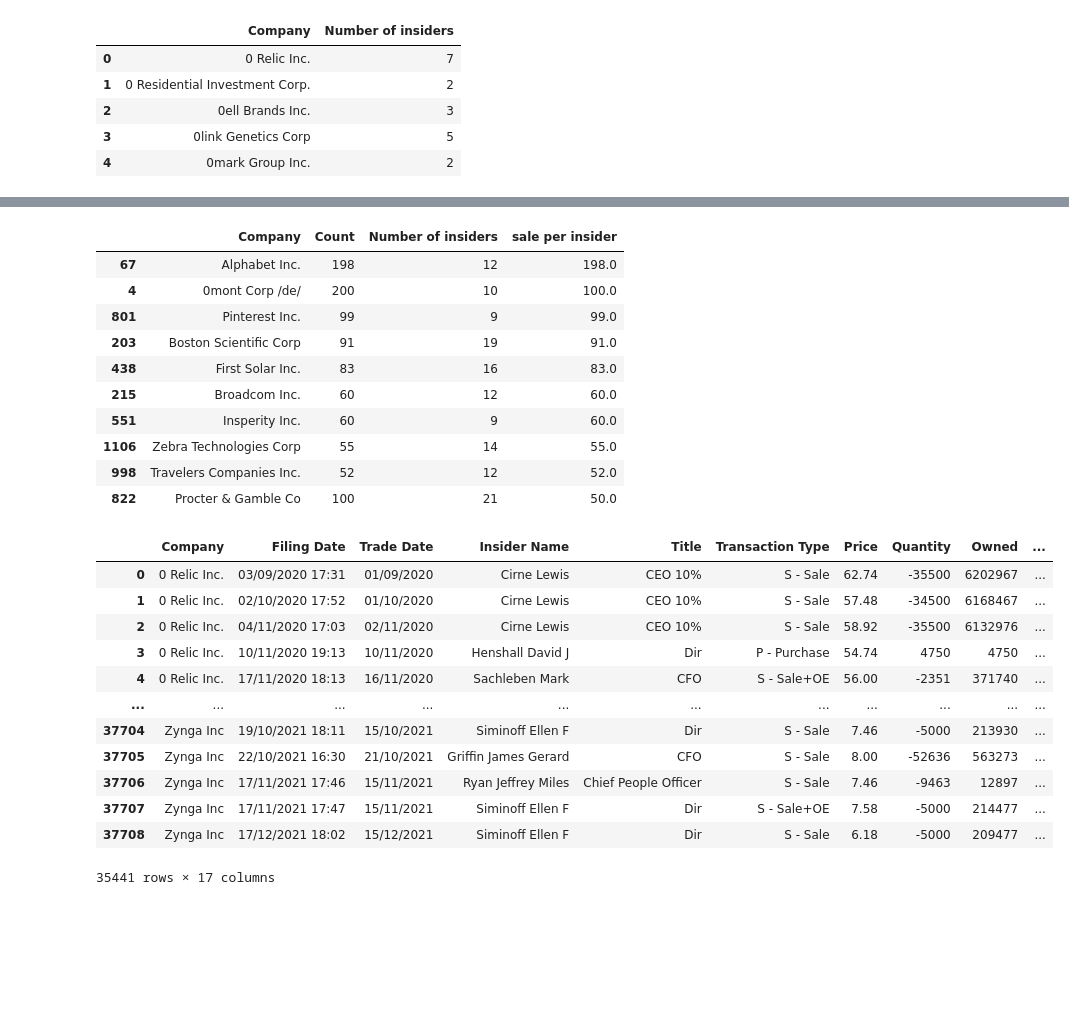
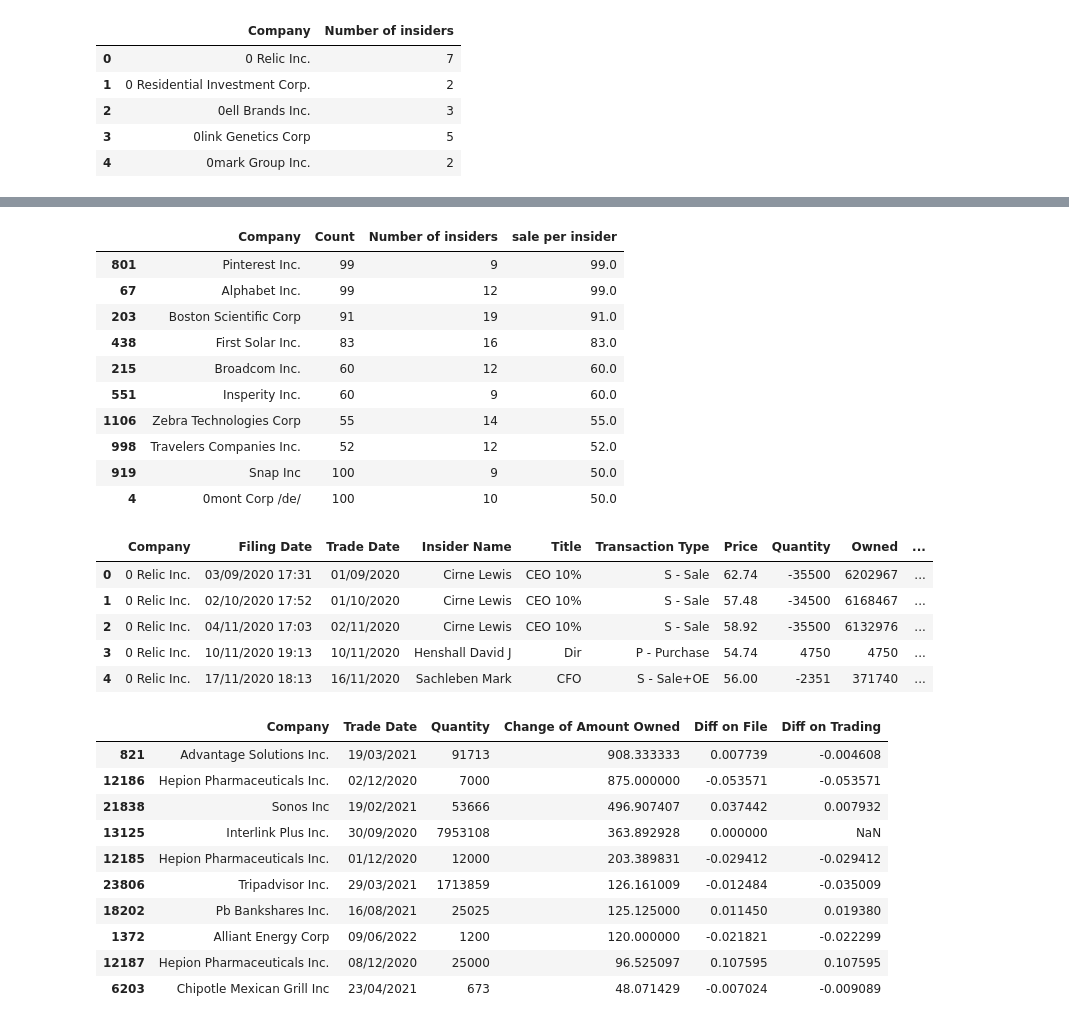
Before and after one commit to CassieCcL/Insider-trades, a Jupyter notebook: Insider-trades.ipynb, the cells around one changed output, grey strips where cells are left out. Cells and saved outputs as stored; diff of their text form; code cells hidden in the pictures; blank space fills up the shorter version.

```diff
--- a/Insider-trades.ipynb
+++ b/Insider-trades.ipynb
@@ -52,6 +65,7 @@ memory usage: 4.6+ MB
 # %%
 insider_df.drop("Change of Amount Owned", axis=1, inplace=True)
 # %%
-insider_df["Change of Amount Owned"] = insider_df["Quatity"]/(insider_df["Owned"]- insider_df["Quatity"])
+# insider_df["Change of Amount Owned"] = insider_df["Quantity"]/(insider_df["Owned"]- insider_df["Quantity"])
+insider_df["Change of Amount Owned"] = np.where((insider_df["Quantity"]-insider_df["Owned"]) != 0, insider_df["Quantity"]/(insider_df["Owned"]- insider_df["Quantity"]), np.nan)
 insider_df.head(10)
 # %% [output]
@@ -79,2 +82,0 @@ nine_df
-# %%
-insider_df["Change of Amount Owned"] = insider_df["Change of Amount Owned"].apply(np.int64)
@@ -306,16 +295,16 @@ sales_df = sales_df.sort_values(by="sale per insider", ascending=False)
 sales_df.head(10)
 # %% [output]
 |  | Company | Count | Number of insiders | sale per insider |
-| 67 | Alphabet Inc. | 198 | 12 | 198.0 |
-| 4 | 0mont Corp /de/ | 200 | 10 | 100.0 |
 | 801 | Pinterest Inc. | 99 | 9 | 99.0 |
+| 67 | Alphabet Inc. | 99 | 12 | 99.0 |
 | 203 | Boston Scientific Corp | 91 | 19 | 91.0 |
 | 438 | First Solar Inc. | 83 | 16 | 83.0 |
 | 215 | Broadcom Inc. | 60 | 12 | 60.0 |
 | 551 | Insperity Inc. | 60 | 9 | 60.0 |
 | 1106 | Zebra Technologies Corp | 55 | 14 | 55.0 |
 | 998 | Travelers Companies Inc. | 52 | 12 | 52.0 |
-| 822 | Procter & Gamble Co | 100 | 21 | 50.0 |
+| 919 | Snap Inc | 100 | 9 | 50.0 |
+| 4 | 0mont Corp /de/ | 100 | 10 | 50.0 |
 # %%
 # Impact insider tradings have on stock prices on trading days and file days
 file = (insider_df["Date Filed Close"] - insider_df["Date Filed Open"])/insider_df["Date Filed Open"]
@@ -330,19 +319,29 @@ trade = (insider_df["Date Traded Close"] - insider_df["Date Traded Open"])/insid
 insider_df["Diff on File"] =file
 insider_df["Diff on Trading"] = trade
 # %%
-insider_df
+insider_df.head()
 # %% [output]
 |  | Company | Filing Date | Trade Date | Insider Name | Title | Transaction Type | Price | Quantity | Owned | ... |
 | 0 | 0 Relic Inc. | 03/09/2020 17:31 | 01/09/2020 | Cirne Lewis | CEO 10% | S - Sale | 62.74 | -35500 | 6202967 | ... |
 | 1 | 0 Relic Inc. | 02/10/2020 17:52 | 01/10/2020 | Cirne Lewis | CEO 10% | S - Sale | 57.48 | -34500 | 6168467 | ... |
 | 2 | 0 Relic Inc. | 04/11/2020 17:03 | 02/11/2020 | Cirne Lewis | CEO 10% | S - Sale | 58.92 | -35500 | 6132976 | ... |
 | 3 | 0 Relic Inc. | 10/11/2020 19:13 | 10/11/2020 | Henshall David J | Dir | P - Purchase | 54.74 | 4750 | 4750 | ... |
 | 4 | 0 Relic Inc. | 17/11/2020 18:13 | 16/11/2020 | Sachleben Mark | CFO | S - Sale+OE | 56.00 | -2351 | 371740 | ... |
-| ... | ... | ... | ... | ... | ... | ... | ... | ... | ... | ... |
-| 37704 | Zynga Inc | 19/10/2021 18:11 | 15/10/2021 | Siminoff Ellen F | Dir | S - Sale | 7.46 | -5000 | 213930 | ... |
-| 37705 | Zynga Inc | 22/10/2021 16:30 | 21/10/2021 | Griffin James Gerard | CFO | S - Sale | 8.00 | -52636 | 563273 | ... |
-| 37706 | Zynga Inc | 17/11/2021 17:46 | 15/11/2021 | Ryan Jeffrey Miles | Chief People Officer | S - Sale | 7.46 | -9463 | 12897 | ... |
-| 37707 | Zynga Inc | 17/11/2021 17:47 | 15/11/2021 | Siminoff Ellen F | Dir | S - Sale+OE | 7.58 | -5000 | 214477 | ... |
-| 37708 | Zynga Inc | 17/12/2021 18:02 | 15/12/2021 | Siminoff Ellen F | Dir | S - Sale | 6.18 | -5000 | 209477 | ... |
-35441 rows × 17 columns
+# %%
+# Total trading volume per day for each company
+trading_df = insider_df.groupby(["Company", "Trade Date"], as_index=False).aggregate({"Quantity": "sum", "Change of Amount Owned": "mean", "Diff on File": "max", "Diff on Trading": "max"})
+trading_df.sort_values(by="Change of Amount Owned", ascending = False, inplace=True)
+trading_df.head(10)
+# %% [output]
+|  | Company | Trade Date | Quantity | Change of Amount Owned | Diff on File | Diff on Trading |
+| 821 | Advantage Solutions Inc. | 19/03/2021 | 91713 | 908.333333 | 0.007739 | -0.004608 |
+| 12186 | Hepion Pharmaceuticals Inc. | 02/12/2020 | 7000 | 875.000000 | -0.053571 | -0.053571 |
+| 21838 | Sonos Inc | 19/02/2021 | 53666 | 496.907407 | 0.037442 | 0.007932 |
+| 13125 | Interlink Plus Inc. | 30/09/2020 | 7953108 | 363.892928 | 0.000000 | NaN |
+| 12185 | Hepion Pharmaceuticals Inc. | 01/12/2020 | 12000 | 203.389831 | -0.029412 | -0.029412 |
+| 23806 | Tripadvisor Inc. | 29/03/2021 | 1713859 | 126.161009 | -0.012484 | -0.035009 |
+| 18202 | Pb Bankshares Inc. | 16/08/2021 | 25025 | 125.125000 | 0.011450 | 0.019380 |
+| 1372 | Alliant Energy Corp | 09/06/2022 | 1200 | 120.000000 | -0.021821 | -0.022299 |
+| 12187 | Hepion Pharmaceuticals Inc. | 08/12/2020 | 25000 | 96.525097 | 0.107595 | 0.107595 |
+| 6203 | Chipotle Mexican Grill Inc | 23/04/2021 | 673 | 48.071429 | -0.007024 | -0.009089 |
 # %%
```
Also changed, not shown: parts of 42 cells of this notebook.
